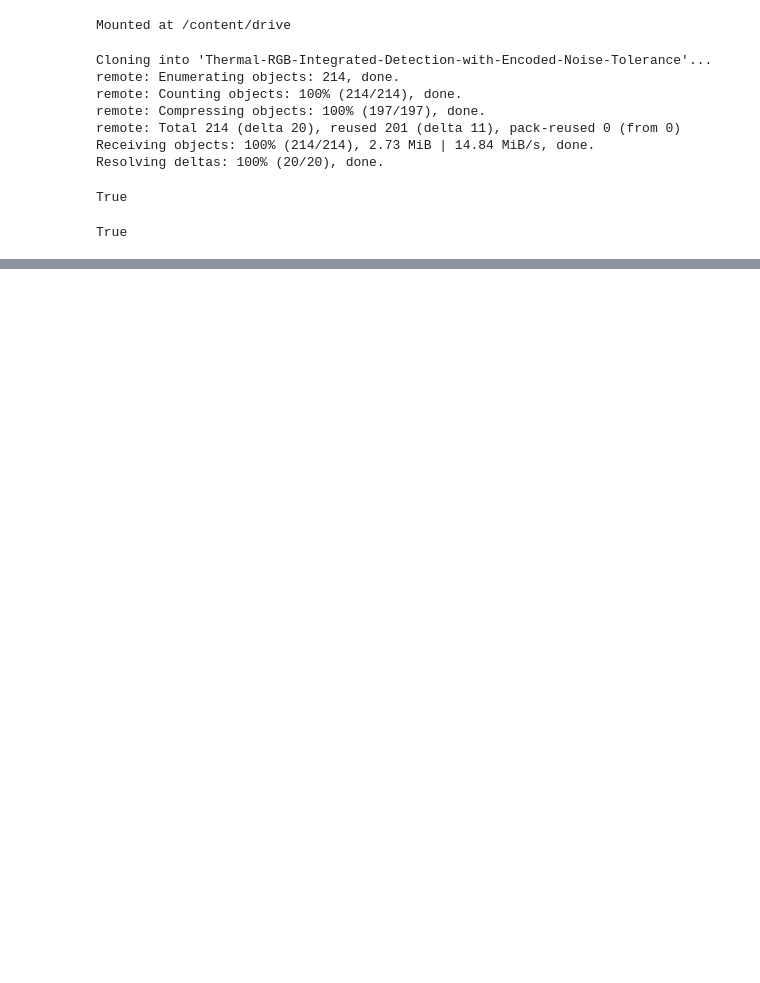
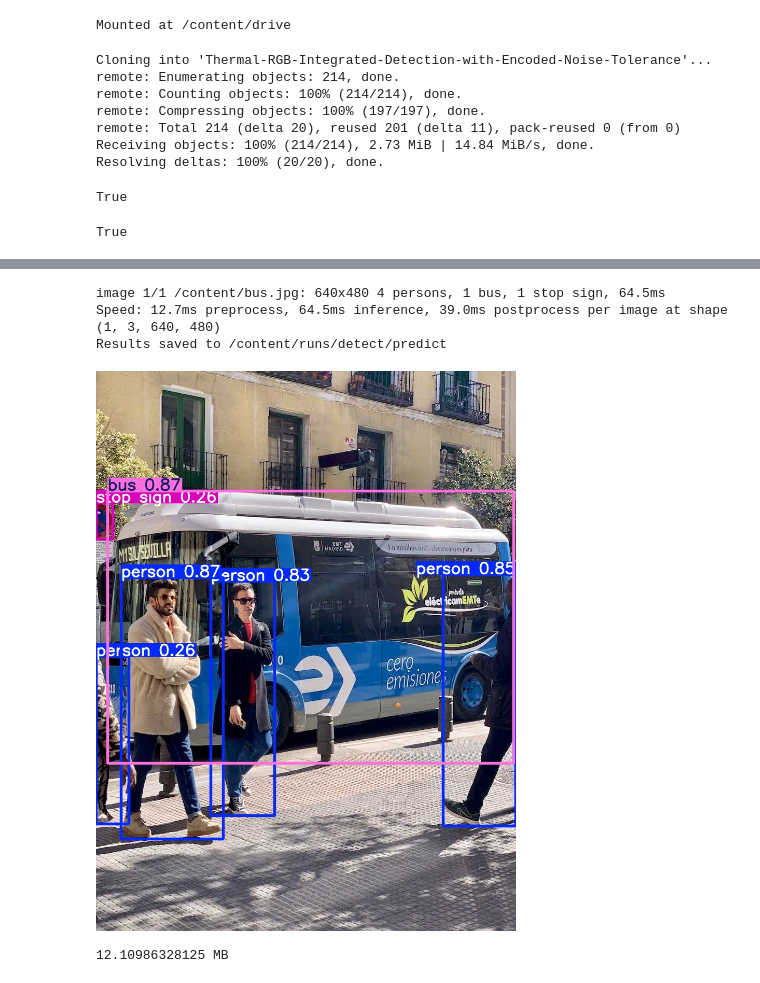
Before and after one commit to Gaurika-Sethi/Thermal-RGB-Integrated-Detection-with-Encoded-Noise-Tolerance, a Jupyter notebook: notebooks/rgb_detection_colab.ipynb, the cells around one changed output, grey strips where cells are left out. Cells and saved outputs as stored; diff of their text form; code cells hidden in the pictures; blank space fills up the shorter version.

```diff
--- a/notebooks/rgb_detection_colab.ipynb
+++ b/notebooks/rgb_detection_colab.ipynb
@@ -35,0 +88,21 @@ True
+# %%
+results = model.predict(
+    source="https://ultralytics.com/images/bus.jpg",
+    save=True
+)
+# %% [output]
+image 1/1 /content/bus.jpg: 640x480 4 persons, 1 bus, 1 stop sign, 64.5ms
+Speed: 12.7ms preprocess, 64.5ms inference, 39.0ms postprocess per image at shape (1, 3, 640, 480)
+Results saved to /content/runs/detect/predict
+# %%
+from IPython.display import Image
+
+Image(filename="runs/detect/predict/bus.jpg")
+# %% [output]
+[figure, added]
+# %%
+import torch
+
+print(torch.cuda.memory_allocated() / 1024**2, "MB")
+# %% [output]
+12.10986328125 MB
```
Also changed, not shown: parts of 4 cells of this notebook.
